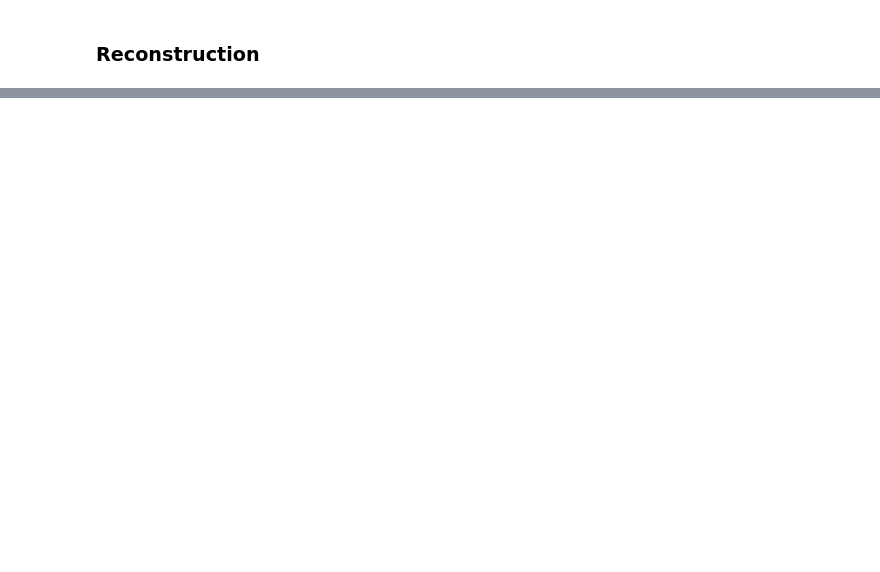
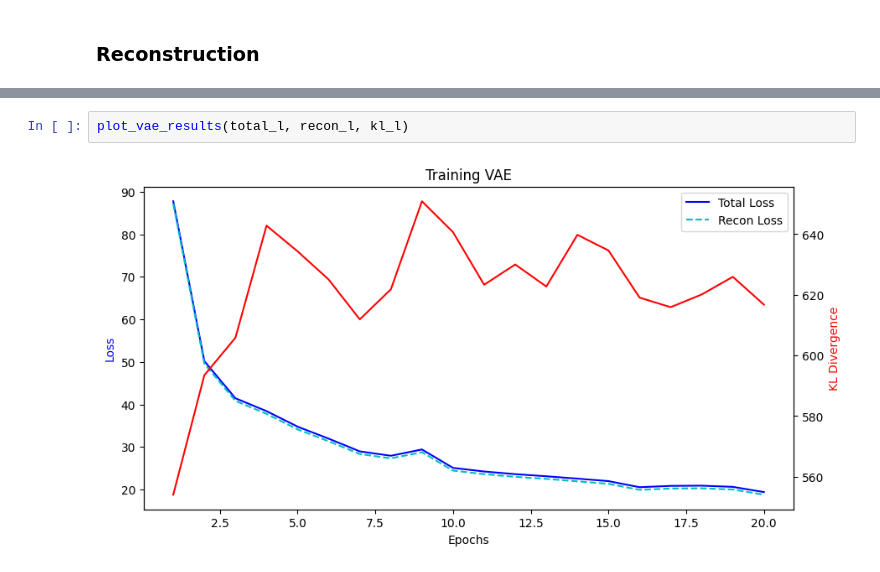
Before and after one commit to Tuco711/GenAI_Project, a Jupyter notebook: TP1-alunos-src-only/student_start_pack/ArtBench10_Student_Start_Pack.ipynb, the cells around one changed output, grey strips where cells are left out. Cells and saved outputs as stored; diff of their text form; blank space fills up the shorter version.

```diff
--- a/TP1-alunos-src-only/student_start_pack/ArtBench10_Student_Start_Pack.ipynb
+++ b/TP1-alunos-src-only/student_start_pack/ArtBench10_Student_Start_Pack.ipynb
@@ -494,0 +644,4 @@ visualize_reconstructions(model_vae, train_loader_from_csv, device)
+# %%
+plot_vae_results(total_l, recon_l, kl_l)
+# %% [output]
+[figure, added]
```
Also changed, not shown: parts of 14 cells of this notebook, 1 other file.
